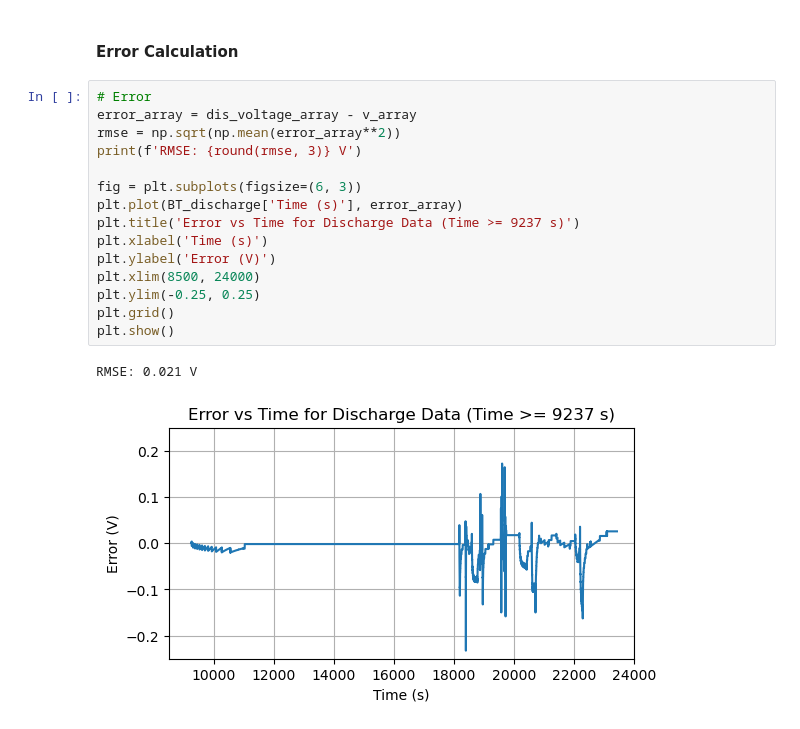
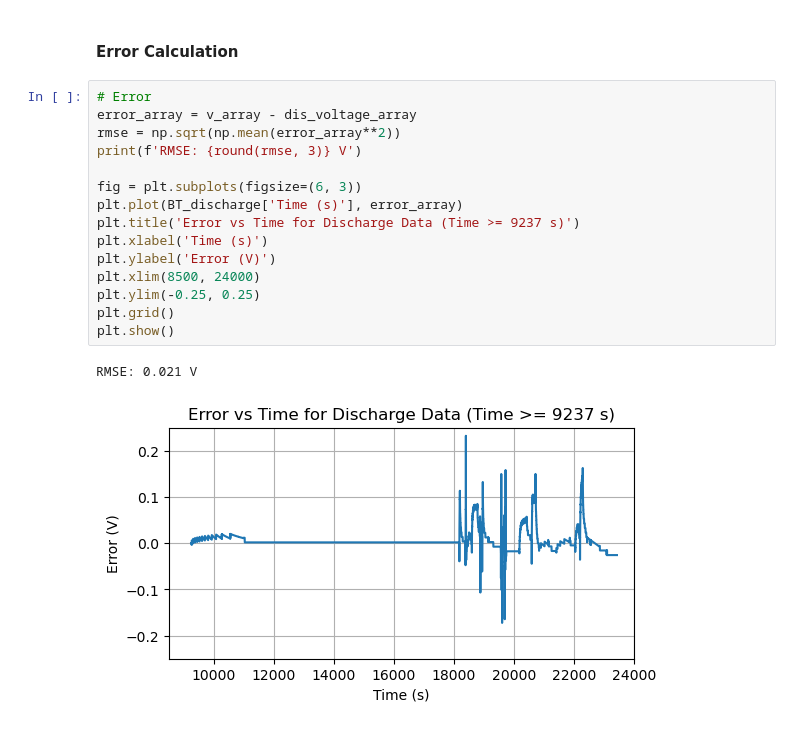
Before and after one commit to ryanlleung/FCTT-Project-3, a Jupyter notebook: part1.ipynb, the cells around one changed output. Drawn from its saved outputs; the diff is of its cells as text.

Commit message:
Updated error sign

```diff
--- a/part1.ipynb
+++ b/part1.ipynb
@@ -224,19 +224,19 @@ plt.show()
 #### Error Calculation
 # %%
 # Error
-error_array = dis_voltage_array - v_array
+error_array = v_array - dis_voltage_array
 rmse = np.sqrt(np.mean(error_array**2))
 print(f'RMSE: {round(rmse, 3)} V')
 
 fig = plt.subplots(figsize=(6, 3))
 plt.plot(BT_discharge['Time (s)'], error_array)
 plt.title('Error vs Time for Discharge Data (Time >= 9237 s)')
 plt.xlabel('Time (s)')
 plt.ylabel('Error (V)')
 plt.xlim(8500, 24000)
 plt.ylim(-0.25, 0.25)
 plt.grid()
 plt.show()
 # %% [output]
 RMSE: 0.021 V
-[figure, old version]
+[figure, new version]
```
